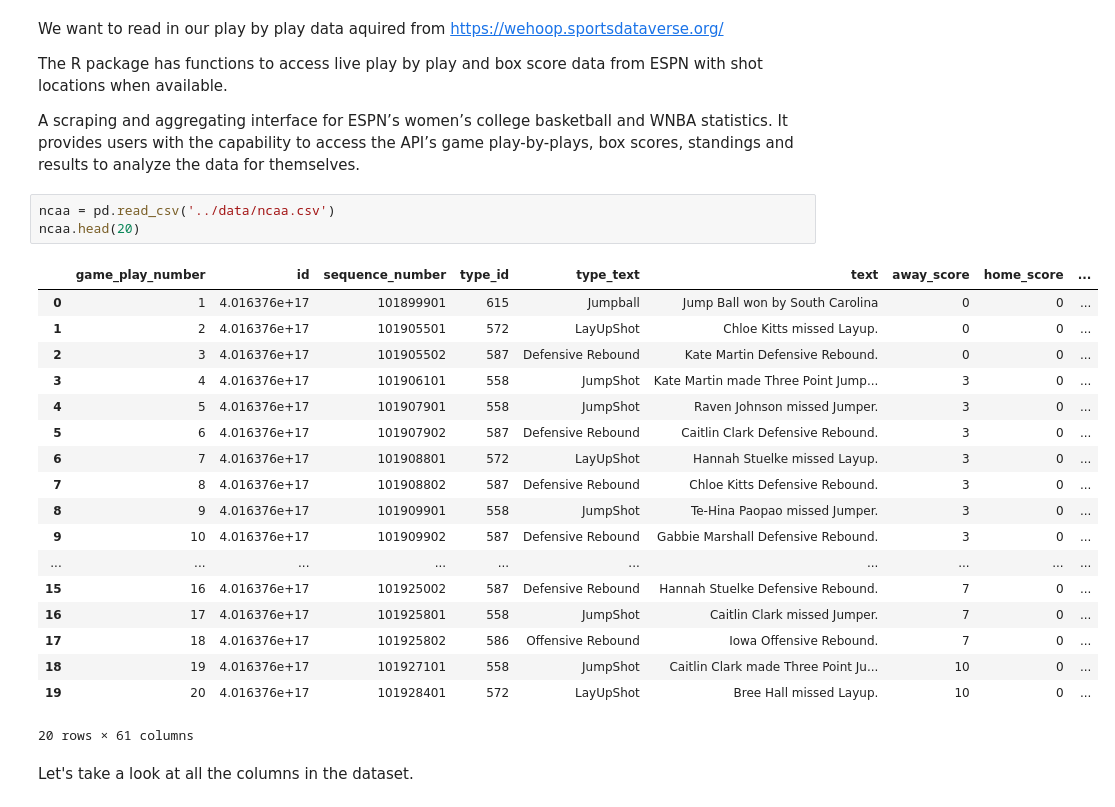
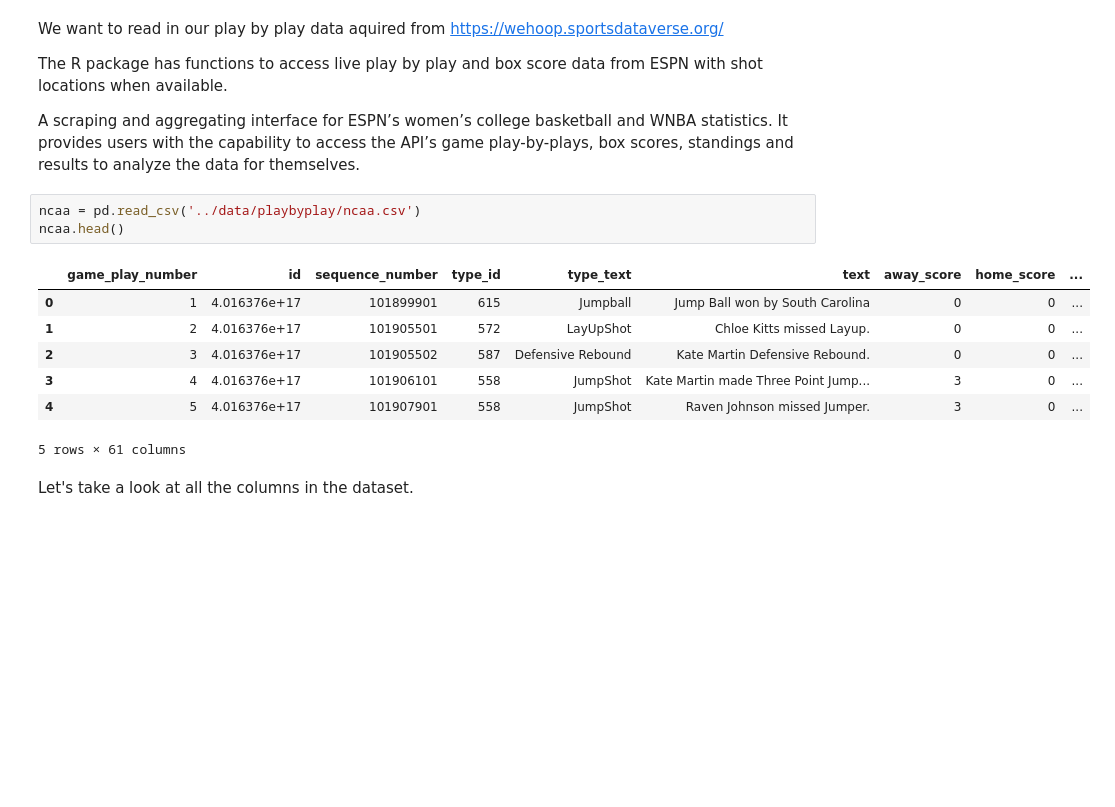
Before and after one commit to aimeejohnson/ncaa-basketball-capstone, a Jupyter notebook: notebooks/foul_analysis.ipynb, the cells around one changed output. Drawn from its saved outputs; the diff is of its cells as text; blank space fills up the shorter version.

```diff
--- a/notebooks/foul_analysis.ipynb
+++ b/notebooks/foul_analysis.ipynb
@@ -16,27 +16,16 @@ The R package has functions to access live play by play and box score data from
 
 A scraping and aggregating interface for ESPN’s women’s college basketball and WNBA statistics. It provides users with the capability to access the API’s game play-by-plays, box scores, standings and results to analyze the data for themselves.
 # %%
-ncaa = pd.read_csv('../data/ncaa.csv')
-ncaa.head(20)
+ncaa = pd.read_csv('../data/playbyplay/ncaa.csv')
+ncaa.head()
 # %% [output]
 |  | game_play_number | id | sequence_number | type_id | type_text | text | away_score | home_score | ... |
 | 0 | 1 | 4.016376e+17 | 101899901 | 615 | Jumpball | Jump Ball won by South Carolina | 0 | 0 | ... |
 | 1 | 2 | 4.016376e+17 | 101905501 | 572 | LayUpShot | Chloe Kitts missed Layup. | 0 | 0 | ... |
 | 2 | 3 | 4.016376e+17 | 101905502 | 587 | Defensive Rebound | Kate Martin Defensive Rebound. | 0 | 0 | ... |
 | 3 | 4 | 4.016376e+17 | 101906101 | 558 | JumpShot | Kate Martin made Three Point Jump... | 3 | 0 | ... |
 | 4 | 5 | 4.016376e+17 | 101907901 | 558 | JumpShot | Raven Johnson missed Jumper. | 3 | 0 | ... |
-| 5 | 6 | 4.016376e+17 | 101907902 | 587 | Defensive Rebound | Caitlin Clark Defensive Rebound. | 3 | 0 | ... |
-| 6 | 7 | 4.016376e+17 | 101908801 | 572 | LayUpShot | Hannah Stuelke missed Layup. | 3 | 0 | ... |
-| 7 | 8 | 4.016376e+17 | 101908802 | 587 | Defensive Rebound | Chloe Kitts Defensive Rebound. | 3 | 0 | ... |
-| 8 | 9 | 4.016376e+17 | 101909901 | 558 | JumpShot | Te-Hina Paopao missed Jumper. | 3 | 0 | ... |
-| 9 | 10 | 4.016376e+17 | 101909902 | 587 | Defensive Rebound | Gabbie Marshall Defensive Rebound. | 3 | 0 | ... |
-| ... | ... | ... | ... | ... | ... | ... | ... | ... | ... |
-| 15 | 16 | 4.016376e+17 | 101925002 | 587 | Defensive Rebound | Hannah Stuelke Defensive Rebound. | 7 | 0 | ... |
-| 16 | 17 | 4.016376e+17 | 101925801 | 558 | JumpShot | Caitlin Clark missed Jumper. | 7 | 0 | ... |
-| 17 | 18 | 4.016376e+17 | 101925802 | 586 | Offensive Rebound | Iowa Offensive Rebound. | 7 | 0 | ... |
-| 18 | 19 | 4.016376e+17 | 101927101 | 558 | JumpShot | Caitlin Clark made Three Point Ju... | 10 | 0 | ... |
-| 19 | 20 | 4.016376e+17 | 101928401 | 572 | LayUpShot | Bree Hall missed Layup. | 10 | 0 | ... |
-20 rows × 61 columns
+5 rows × 61 columns
 # %% [markdown]
 Let's take a look at all the columns in the dataset.
 # %%
```
Also changed, not shown: parts of 12 cells of this notebook.
